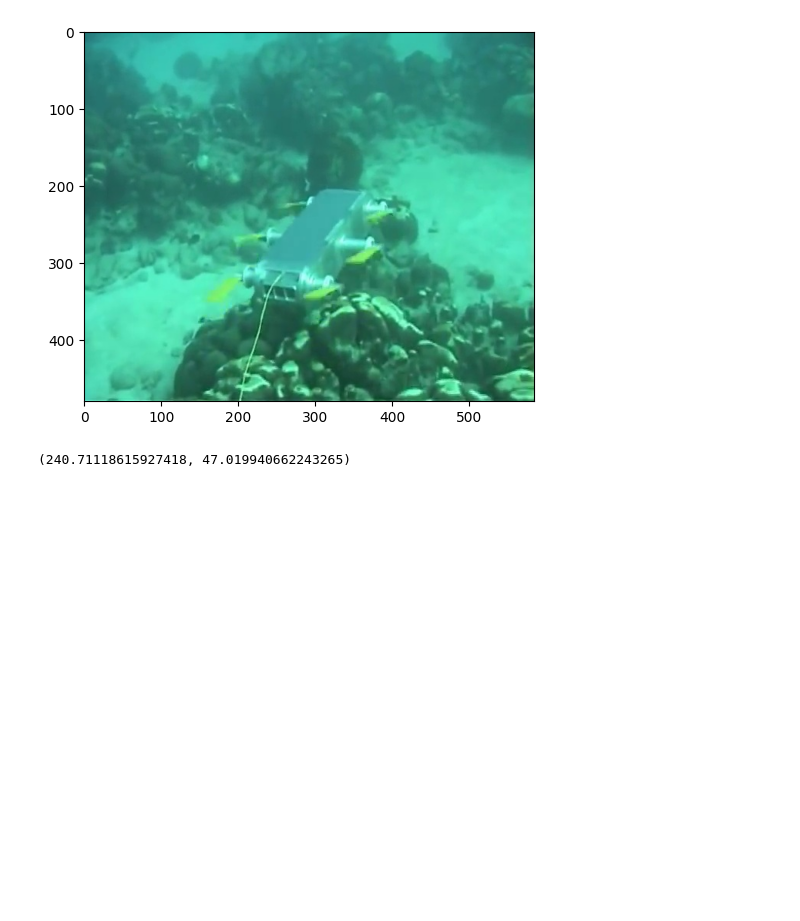
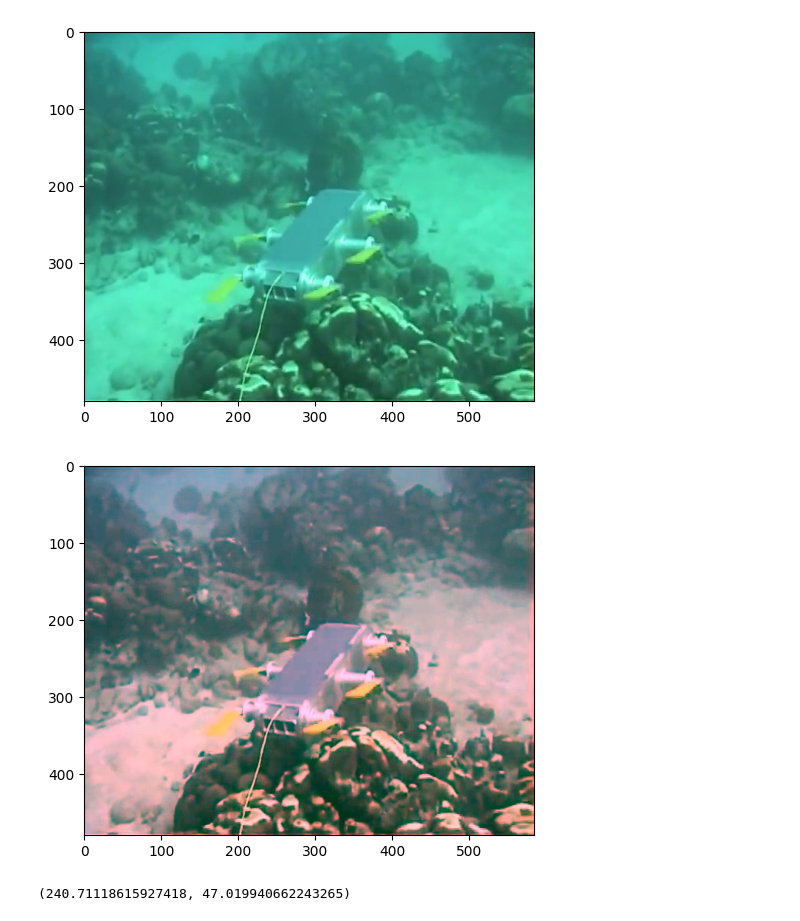
Before and after one commit to rahim-khan-iitg/underwater-image-enhancement, a Jupyter notebook: code/reference_6.ipynb, the cells around one changed output. Drawn from its saved outputs; the diff is of its cells as text; code cells hidden in the pictures; blank space fills up the shorter version.

```diff
--- a/code/reference_6.ipynb
+++ b/code/reference_6.ipynb
@@ -109,6 +106,11 @@ def get_corrected_image(img:np.ndarray,mu:float)->np.ndarray:
     corrected_image=np.stack([R_corrected,G_corrected,B_corrected],axis=-1)
     return corrected_image
 corrected_img=get_corrected_image(img,20)
+# %%
+plt.imshow(corrected_img)
+plt.show()
+# %% [output]
+[figure, added]
 # %%
 hsv_img=color.rgb2hsv(corrected_img)
 # %%
```
Also changed, not shown: parts of 2 cells of this notebook, 2 other files.
